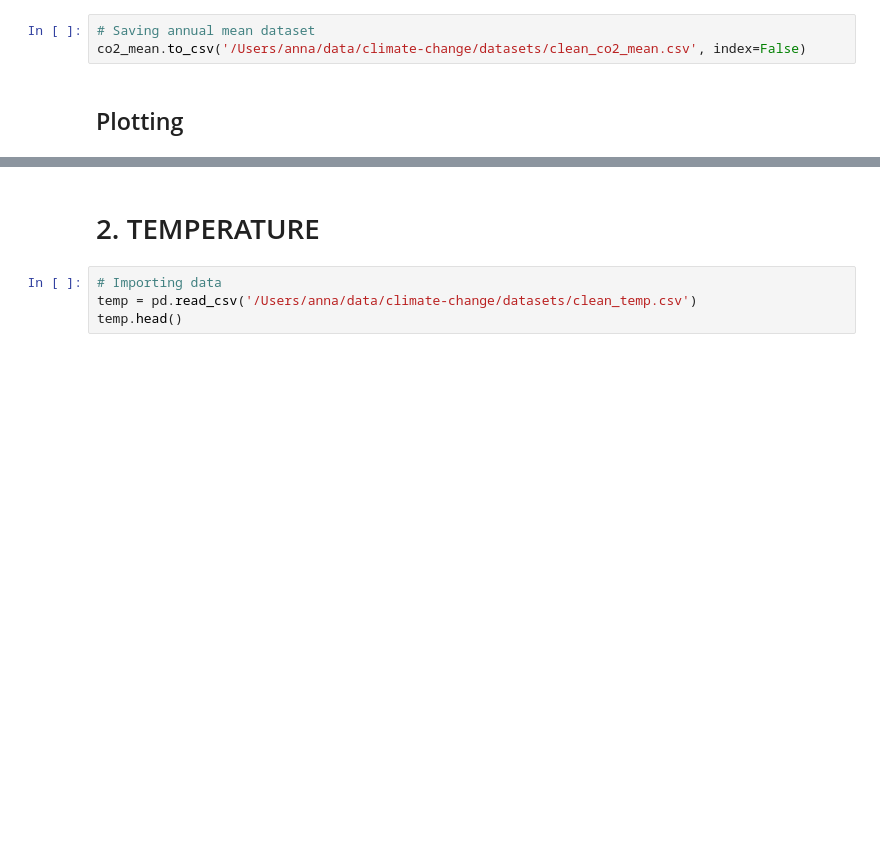
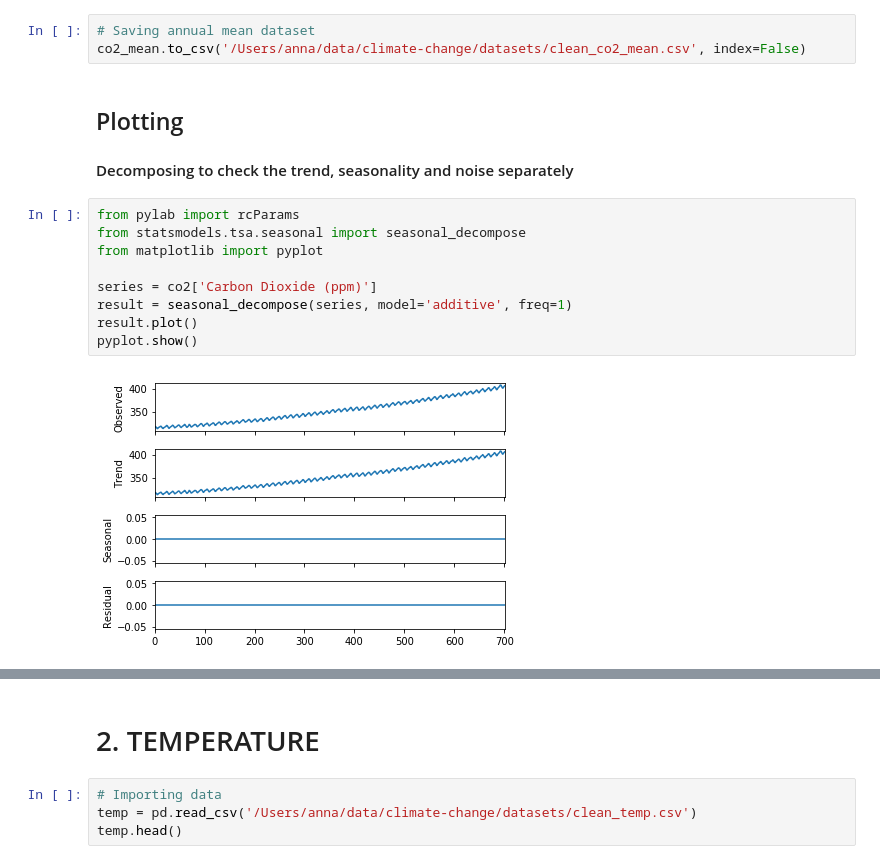
Before and after one commit to annaviper/climate-change, a Jupyter notebook: 2_co2_temp.ipynb, the cells around one changed output, grey strips where cells are left out. Cells and saved outputs as stored; diff of their text form; blank space fills up the shorter version.

```diff
--- a/2_co2_temp.ipynb
+++ b/2_co2_temp.ipynb
@@ -55,6 +57,19 @@ co2_mean.head()
 # %%
 # Saving annual mean dataset
 co2_mean.to_csv('/Users/anna/data/climate-change/datasets/clean_co2_mean.csv', index=False)
-# %% [markdown]
-## Plotting
+# %% [markdown]
+## Plotting
+
+####  Decomposing to check the trend, seasonality and noise separately
+# %%
+from pylab import rcParams
+from statsmodels.tsa.seasonal import seasonal_decompose
+from matplotlib import pyplot
+
+series = co2['Carbon Dioxide (ppm)']
+result = seasonal_decompose(series, model='additive', freq=1)
+result.plot()
+pyplot.show()
+# %% [output]
+[figure, added]
 # %%
```
Also changed, not shown: parts of 18 cells of this notebook.
